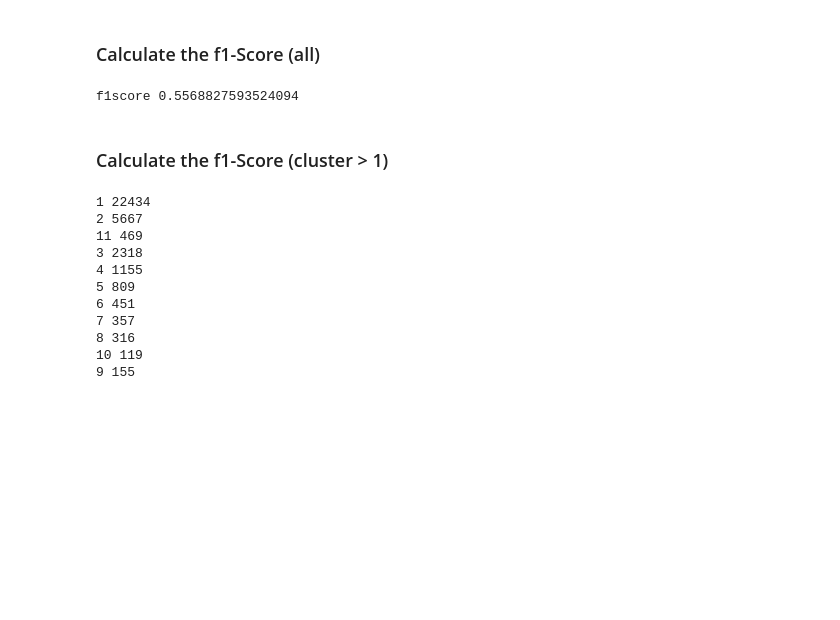
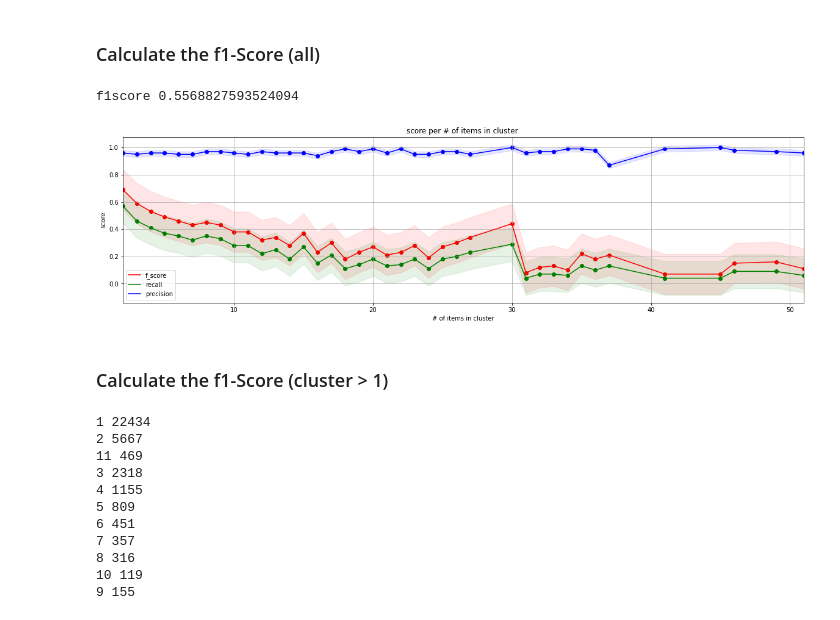
Before and after one commit to E10-10/Product-Clustering, a Jupyter notebook: ColorMatch.ipynb, the cells around one changed output. Cells and saved outputs as stored; diff of their text form; code cells hidden in the pictures; blank space fills up the shorter version.

```diff
--- a/ColorMatch.ipynb
+++ b/ColorMatch.ipynb
@@ -621,6 +646,10 @@ for p, c in result.items():
 print('f1score', sum(f1score)/len(f1score))
 # %% [output]
 f1score 0.5568827593524094
+# %%
+plot_prf_over_no_cl(df_data)
+# %% [output]
+[figure, added]
 # %% [markdown]
 ### Calculate the f1-Score (cluster > 1)
 # %%
```
Also changed, not shown: parts of 8 cells of this notebook, 5 other files.
